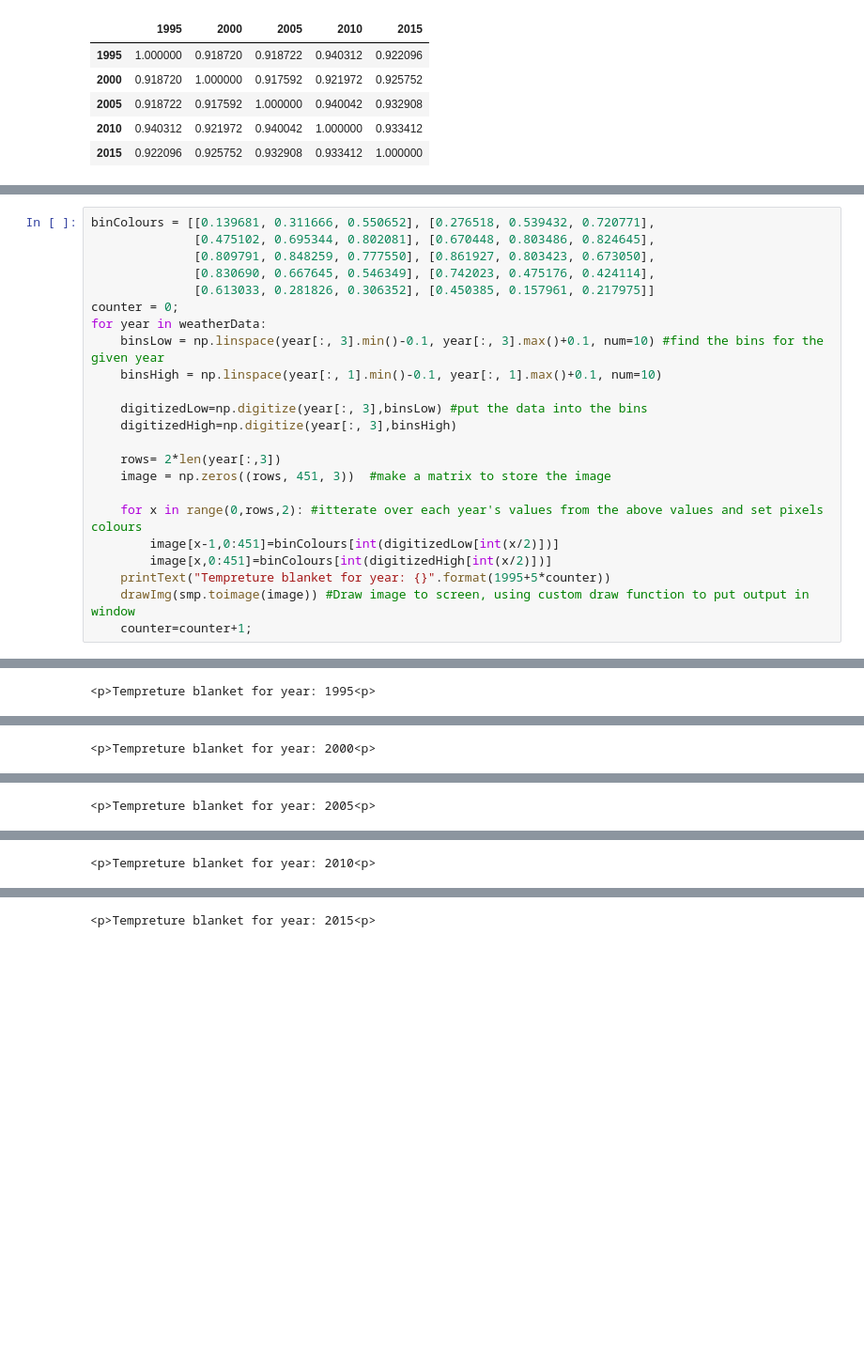
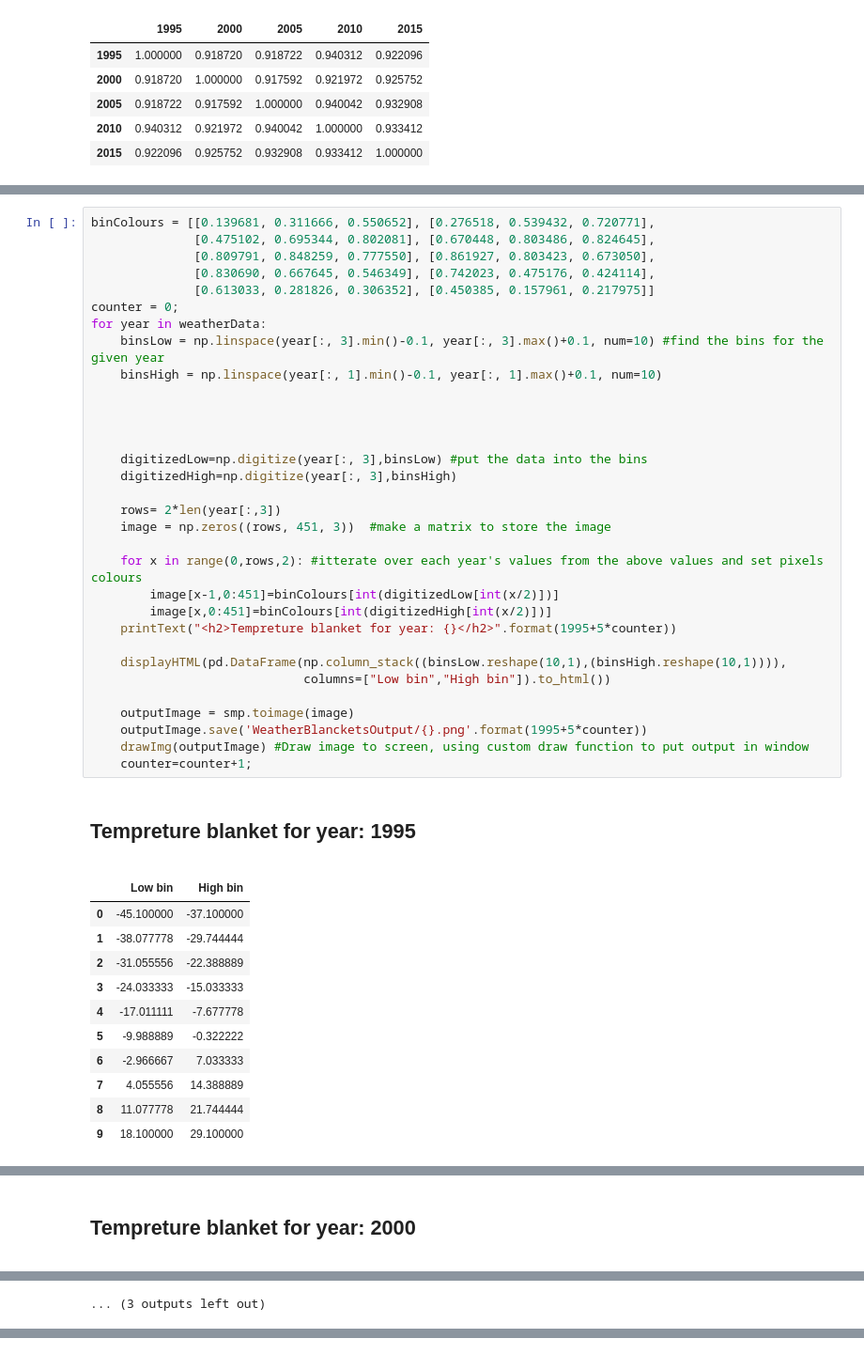
Before and after one commit to chrismaree/ICAO-Weather-Analysis-Python, a Jupyter notebook: MainFile.ipynb, the cells around one changed output, grey strips where cells are left out. Shown at 94% size. Saved outputs shown, nothing was run; the diff lists cells and outputs as text; blank space fills up the shorter version.

```diff
--- a/MainFile.ipynb
+++ b/MainFile.ipynb
@@ -157,24 +189,45 @@ $$[[t_0,t_1],...,[t_9,t_10]]$$
 # %%
 binColours = [[0.139681, 0.311666, 0.550652], [0.276518, 0.539432, 0.720771],
               [0.475102, 0.695344, 0.802081], [0.670448, 0.803486, 0.824645],
               [0.809791, 0.848259, 0.777550], [0.861927, 0.803423, 0.673050],
               [0.830690, 0.667645, 0.546349], [0.742023, 0.475176, 0.424114],
               [0.613033, 0.281826, 0.306352], [0.450385, 0.157961, 0.217975]]
 counter = 0;
 for year in weatherData:
     binsLow = np.linspace(year[:, 3].min()-0.1, year[:, 3].max()+0.1, num=10) #find the bins for the given year
     binsHigh = np.linspace(year[:, 1].min()-0.1, year[:, 1].max()+0.1, num=10)
 
+
+
+
     digitizedLow=np.digitize(year[:, 3],binsLow) #put the data into the bins
     digitizedHigh=np.digitize(year[:, 3],binsHigh)
 
     rows= 2*len(year[:,3])
     image = np.zeros((rows, 451, 3))  #make a matrix to store the image
 
     for x in range(0,rows,2): #itterate over each year's values from the above values and set pixels colours
         image[x-1,0:451]=binColours[int(digitizedLow[int(x/2)])]
         image[x,0:451]=binColours[int(digitizedHigh[int(x/2)])]
-    printText("Tempreture blanket for year: {}".format(1995+5*counter))
-    drawImg(smp.toimage(image)) #Draw image to screen, using custom draw function to put output in window
+    printText("<h2>Tempreture blanket for year: {}</h2>".format(1995+5*counter))
+
+    displayHTML(pd.DataFrame(np.column_stack((binsLow.reshape(10,1),(binsHigh.reshape(10,1)))),
+                             columns=["Low bin","High bin"]).to_html())
+
+    outputImage = smp.toimage(image)
+    outputImage.save('WeatherBlancketsOutput/{}.png'.format(1995+5*counter))
+    drawImg(outputImage) #Draw image to screen, using custom draw function to put output in window
     counter=counter+1;
 # %% [output]
+Tempreture blanket for year: 1995
+|  | Low bin | High bin |
+| 0 | -45.100000 | -37.100000 |
+| 1 | -38.077778 | -29.744444 |
+| 2 | -31.055556 | -22.388889 |
+| 3 | -24.033333 | -15.033333 |
+| 4 | -17.011111 | -7.677778 |
+| 5 | -9.988889 | -0.322222 |
+| 6 | -2.966667 | 7.033333 |
+| 7 | 4.055556 | 14.388889 |
+| 8 | 11.077778 | 21.744444 |
+| 9 | 18.100000 | 29.100000 |
@@ -180,0 +235 @@ for year in weatherData:
+Tempreture blanket for year: 2000
@@ -181 +274 @@ for year in weatherData:
-<p>Tempreture blanket for year: 1995<p>
+... (3 outputs left out)
@@ -183 +274,0 @@ for year in weatherData:
-<p>Tempreture blanket for year: 2000<p>
@@ -185 +274,0 @@ for year in weatherData:
-<p>Tempreture blanket for year: 2005<p>
@@ -187 +274,0 @@ for year in weatherData:
-<p>Tempreture blanket for year: 2010<p>
@@ -189 +274,0 @@ for year in weatherData:
-<p>Tempreture blanket for year: 2015<p>
```
Also changed, not shown: parts of 15 cells of this notebook, 7 other files.
